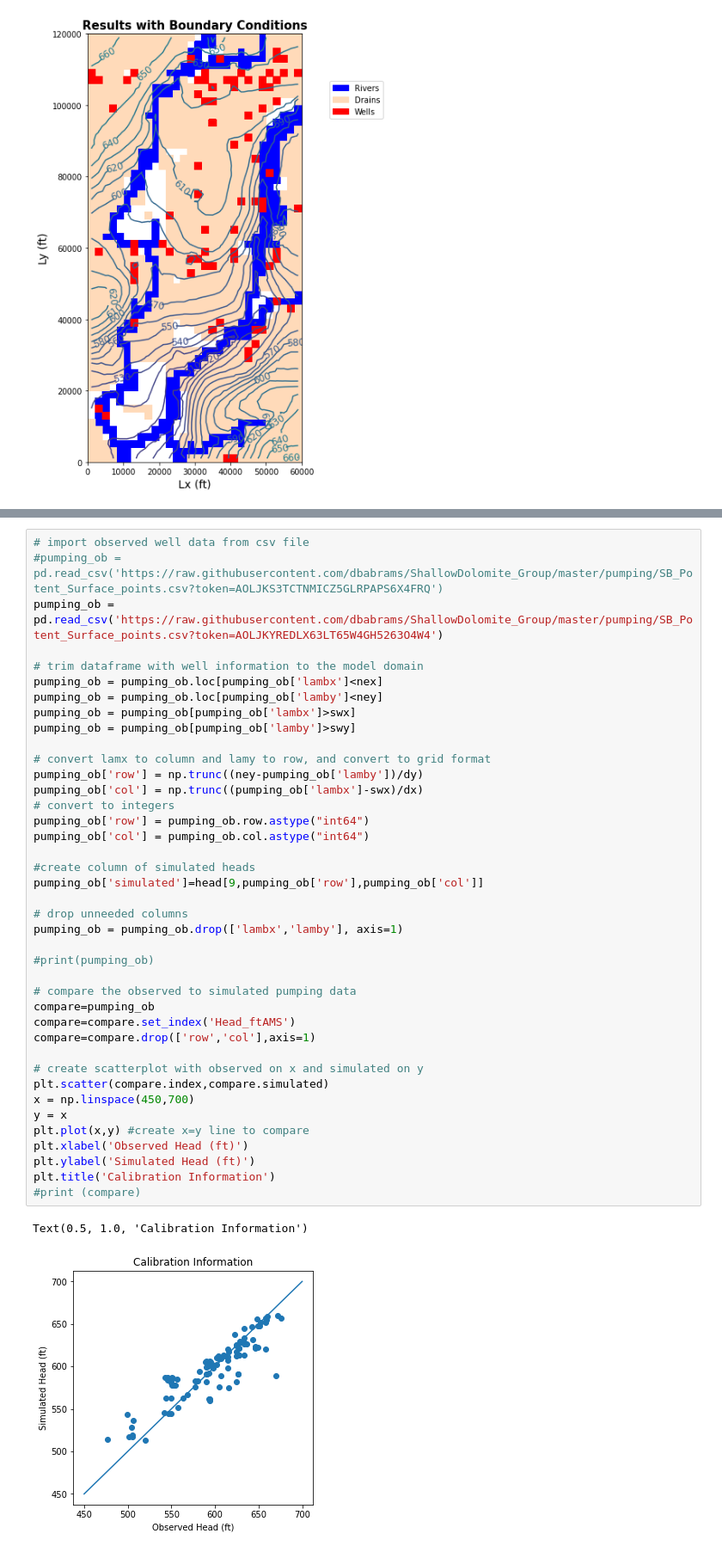
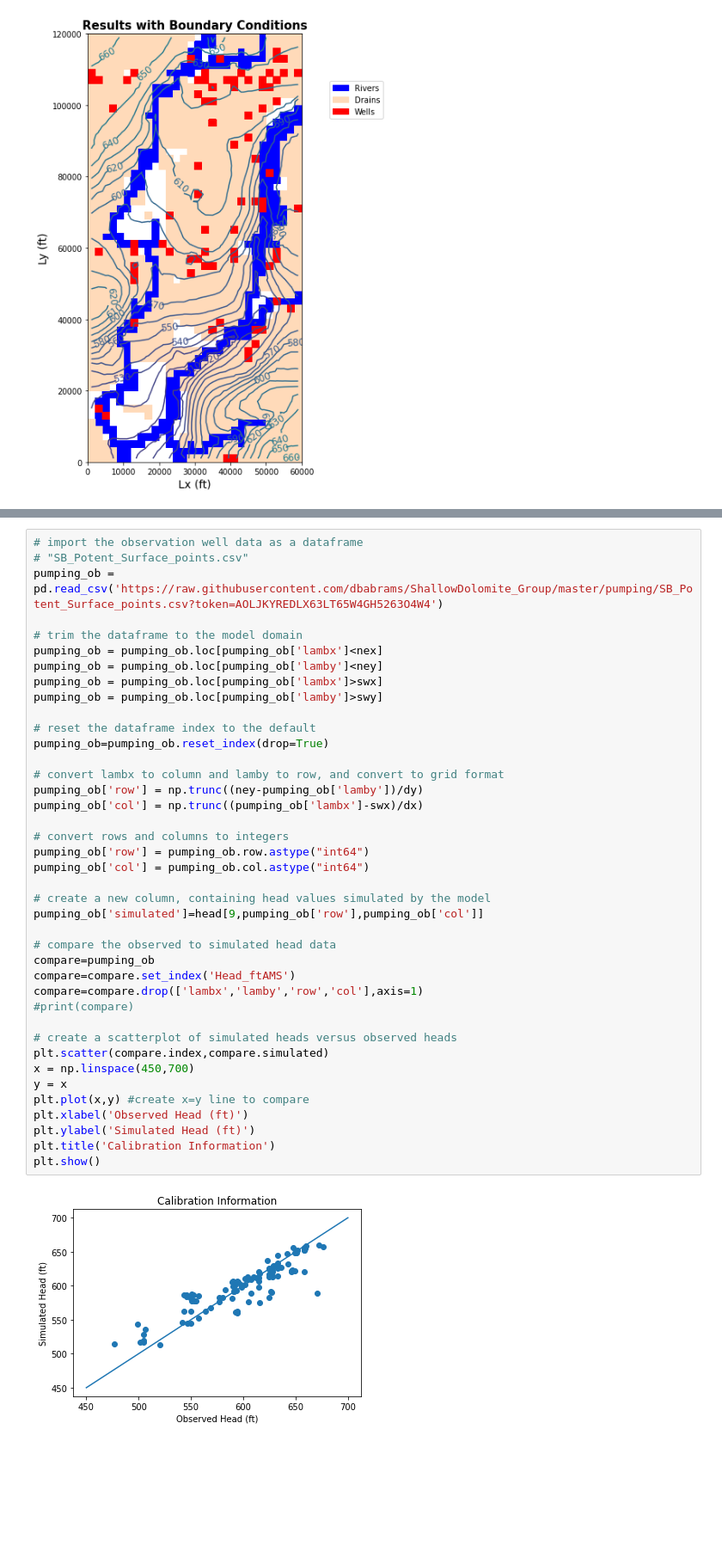
Before and after one commit to dbabrams/ShallowDolomite_Group, a Jupyter notebook: Master_Code/WillCounty_Final_MODFLOW.ipynb, the cells around one changed output, grey strips where cells are left out. Shown at 86% size. Drawn from its saved outputs; the diff is of its cells as text; blank space fills up the shorter version.

```diff
--- a/Master_Code/WillCounty_Final_MODFLOW.ipynb
+++ b/Master_Code/WillCounty_Final_MODFLOW.ipynb
@@ -828,46 +785,45 @@ Text(0.5, 1.0, 'Steady-State Model Head(ft) Results')
 # %%
-# import observed well data from csv file
-#pumping_ob = pd.read_csv('https://raw.githubusercontent.com/dbabrams/ShallowDolomite_Group/master/pumping/SB_Potent_Surface_points.csv?token=AOLJKS3TCTNMICZ5GLRPAPS6X4FRQ')
+# import the observation well data as a dataframe
+# "SB_Potent_Surface_points.csv"
 pumping_ob = pd.read_csv('https://raw.githubusercontent.com/dbabrams/ShallowDolomite_Group/master/pumping/SB_Potent_Surface_points.csv?token=AOLJKYREDLX63LT65W4GH5263O4W4')
 
-# trim dataframe with well information to the model domain
+# trim the dataframe to the model domain
 pumping_ob = pumping_ob.loc[pumping_ob['lambx']<nex]
 pumping_ob = pumping_ob.loc[pumping_ob['lamby']<ney]
-pumping_ob = pumping_ob[pumping_ob['lambx']>swx]
-pumping_ob = pumping_ob[pumping_ob['lamby']>swy]
+pumping_ob = pumping_ob.loc[pumping_ob['lambx']>swx]
+pumping_ob = pumping_ob.loc[pumping_ob['lamby']>swy]
 
-# convert lamx to column and lamy to row, and convert to grid format
+# reset the dataframe index to the default
+pumping_ob=pumping_ob.reset_index(drop=True)
+
+# convert lambx to column and lamby to row, and convert to grid format
 pumping_ob['row'] = np.trunc((ney-pumping_ob['lamby'])/dy)
 pumping_ob['col'] = np.trunc((pumping_ob['lambx']-swx)/dx)
-# convert to integers
+
+# convert rows and columns to integers
 pumping_ob['row'] = pumping_ob.row.astype("int64")
 pumping_ob['col'] = pumping_ob.col.astype("int64")
 
-#create column of simulated heads
+# create a new column, containing head values simulated by the model
 pumping_ob['simulated']=head[9,pumping_ob['row'],pumping_ob['col']]
 
-# drop unneeded columns
-pumping_ob = pumping_ob.drop(['lambx','lamby'], axis=1)
-
-#print(pumping_ob)
-
-# compare the observed to simulated pumping data
+# compare the observed to simulated head data
 compare=pumping_ob
 compare=compare.set_index('Head_ftAMS')
-compare=compare.drop(['row','col'],axis=1)
+compare=compare.drop(['lambx','lamby','row','col'],axis=1)
+#print(compare)
 
-# create scatterplot with observed on x and simulated on y
+# create a scatterplot of simulated heads versus observed heads
 plt.scatter(compare.index,compare.simulated)
 x = np.linspace(450,700)
 y = x
 plt.plot(x,y) #create x=y line to compare
 plt.xlabel('Observed Head (ft)')
 plt.ylabel('Simulated Head (ft)')
 plt.title('Calibration Information')
-#print (compare)
+plt.show()
 # %% [output]
-Text(0.5, 1.0, 'Calibration Information')
-[figure, old version]
+[figure, new version]
 # %%
 # calculate mean and mean absolute error
 pumping_ob['error']=pumping_ob['Head_ftAMS']-pumping_ob['simulated'] #difference between observed and simulated head
```
Also changed, not shown: parts of 27 cells of this notebook.
